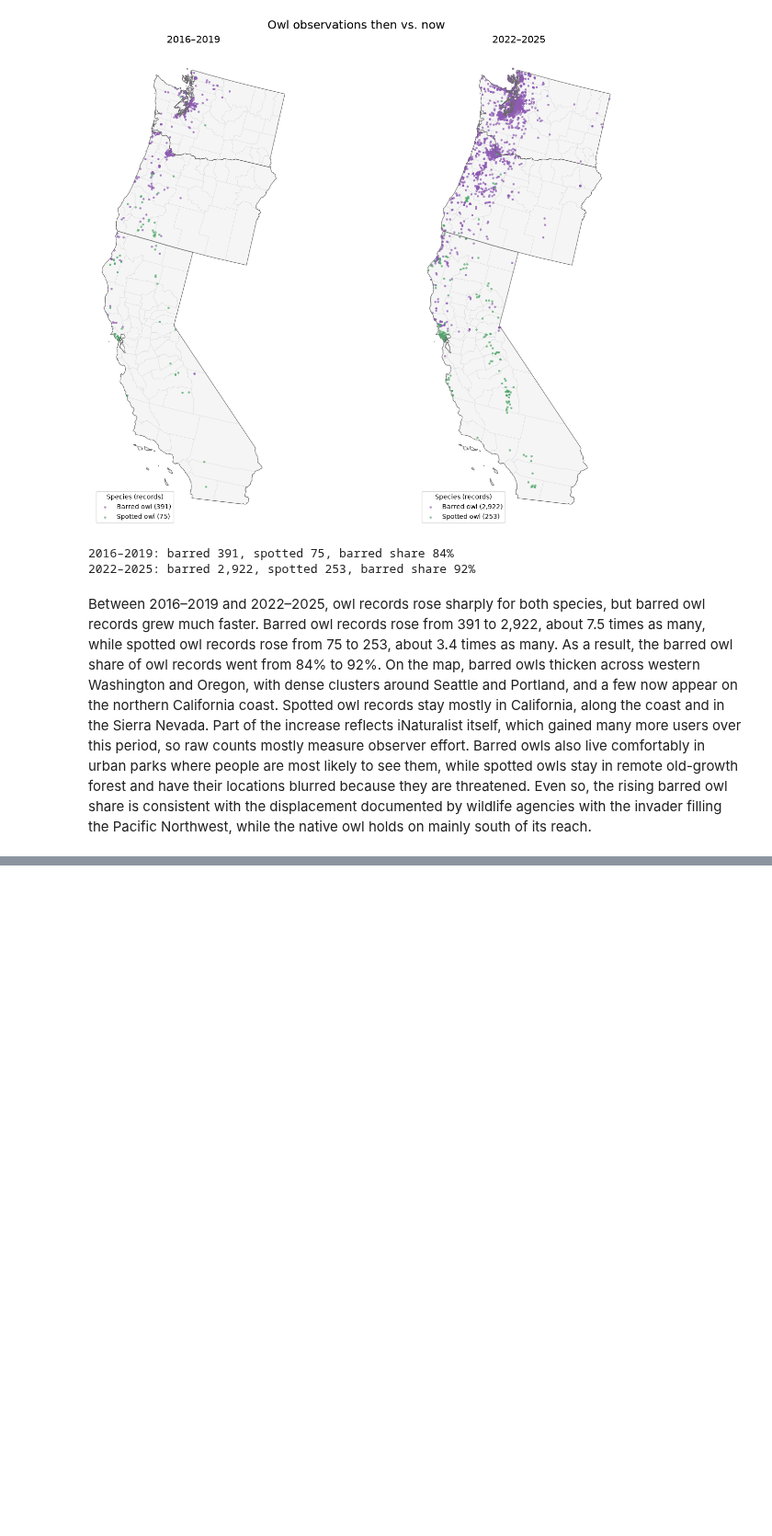
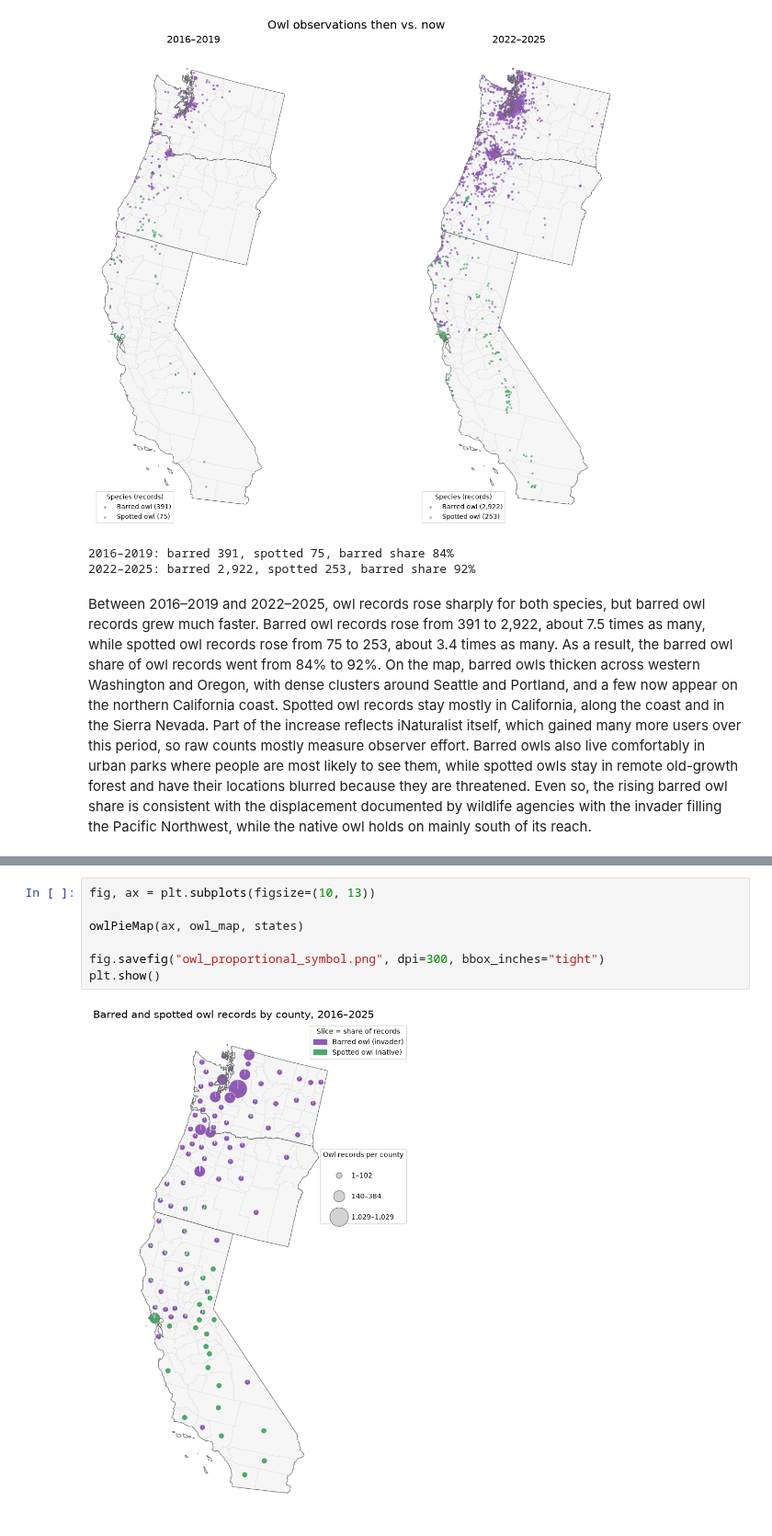
Before and after one commit to hailrod14/geog592-hailrod, a Jupyter notebook: homework/week09/owls.ipynb, the cells around one changed output, grey strips where cells are left out. Shown at 92% size. Drawn from its saved outputs; the diff is of its cells as text; blank space fills up the shorter version.

```diff
--- a/homework/week09/owls.ipynb
+++ b/homework/week09/owls.ipynb
@@ -449,0 +533,9 @@ Between 2016–2019 and 2022–2025, owl records rose sharply for both species,
+# %%
+fig, ax = plt.subplots(figsize=(10, 13))
+
+owlPieMap(ax, owl_map, states)
+
+fig.savefig("owl_proportional_symbol.png", dpi=300, bbox_inches="tight")
+plt.show()
+# %% [output]
+[figure, added]
```
Also changed, not shown: parts of 7 cells of this notebook, 4 other files.
